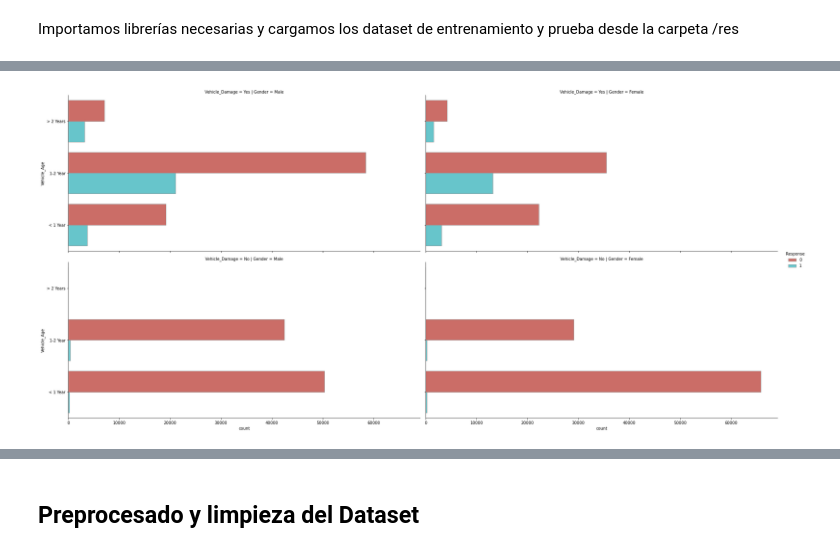
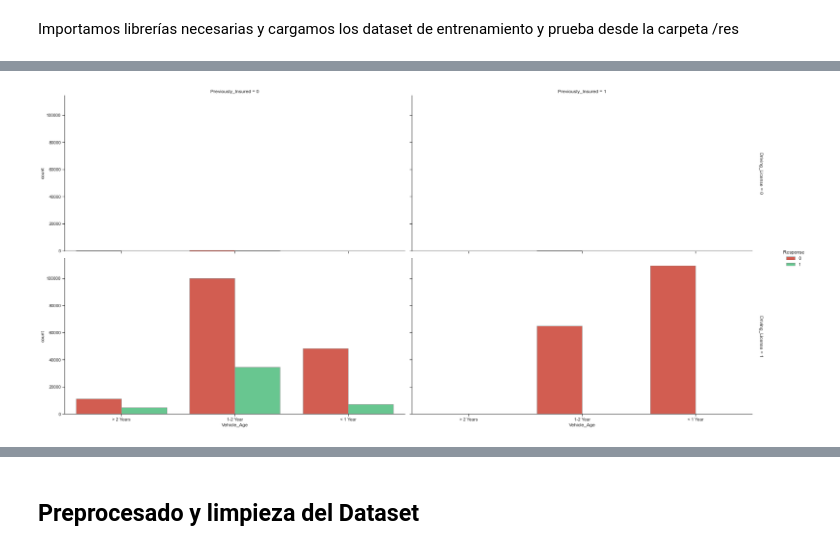
Before and after one commit to GZabalaG/AIMaster, a Jupyter notebook: Datasets_Analysis/car_insurance.ipynb, the cells around one changed output, grey strips where cells are left out. Drawn from its saved outputs; the diff is of its cells as text; code cells hidden in the pictures.

```diff
--- a/Datasets_Analysis/car_insurance.ipynb
+++ b/Datasets_Analysis/car_insurance.ipynb
@@ -48,0 +78,24 @@ test_final = pd.read_csv('../res/test_final.csv').iloc[:, 1:] # Test Dataset var
+# %%
+sns.set_theme(style="darkgrid")
+
+g_vage_gender_vdama = sns.catplot(
+    data = train,
+    y = 'Vehicle_Age', hue = 'Response', col = 'Gender', row = 'Vehicle_Damage',
+    kind = 'count', height=6, aspect=13/6,
+    legend = True,
+    palette = sns.color_palette(['#E74C3C', '#58D68D']),
+    edgecolor = '.6',
+    margin_titles = True,
+    legend_out = False
+    )
+
+g_vage_gender_vdama.set_titles(size = '30')
+
+g_vage_gender_vdama.set_axis_labels("Total", "Vehicle Age", size = '30')
+
+g_vage_gender_vdama.fig.suptitle('Vehicle Age vs Gender vs Vehicle Damage vs Response', size = '40', y = 1.1)
+
+plt.setp(g_vage_gender_vdama._legend.get_texts(), fontsize=25)
+plt.setp(g_vage_gender_vdama._legend.get_title(), fontsize=25)
+
+g_vage_gender_vdama.fig.patch.set_facecolor('#E5E7E9')
@@ -49,4 +112,12 @@ test_final = pd.read_csv('../res/test_final.csv').iloc[:, 1:] # Test Dataset var
 # %%
-g = sns.catplot(y='Vehicle_Age', hue="Response", col='Gender', row='Vehicle_Damage', kind="count", height=6, aspect=13/6, legend=True, palette='hls', edgecolor=".6", data=train)
+g_pins_vdama = sns.catplot(
+    data = train,
+    hue = 'Response', x = 'Vehicle_Age', col = 'Previously_Insured', row = 'Driving_License',
+    kind = 'count', height=6, aspect=13/6,
+    legend = True,
+    palette = sns.color_palette(['#E74C3C', '#58D68D']),
+    edgecolor = '.6',
+    margin_titles = True
+)
 # %% [output]
-[figure, old version]
+[figure, new version]
```
Also changed, not shown: parts of 20 cells of this notebook.
